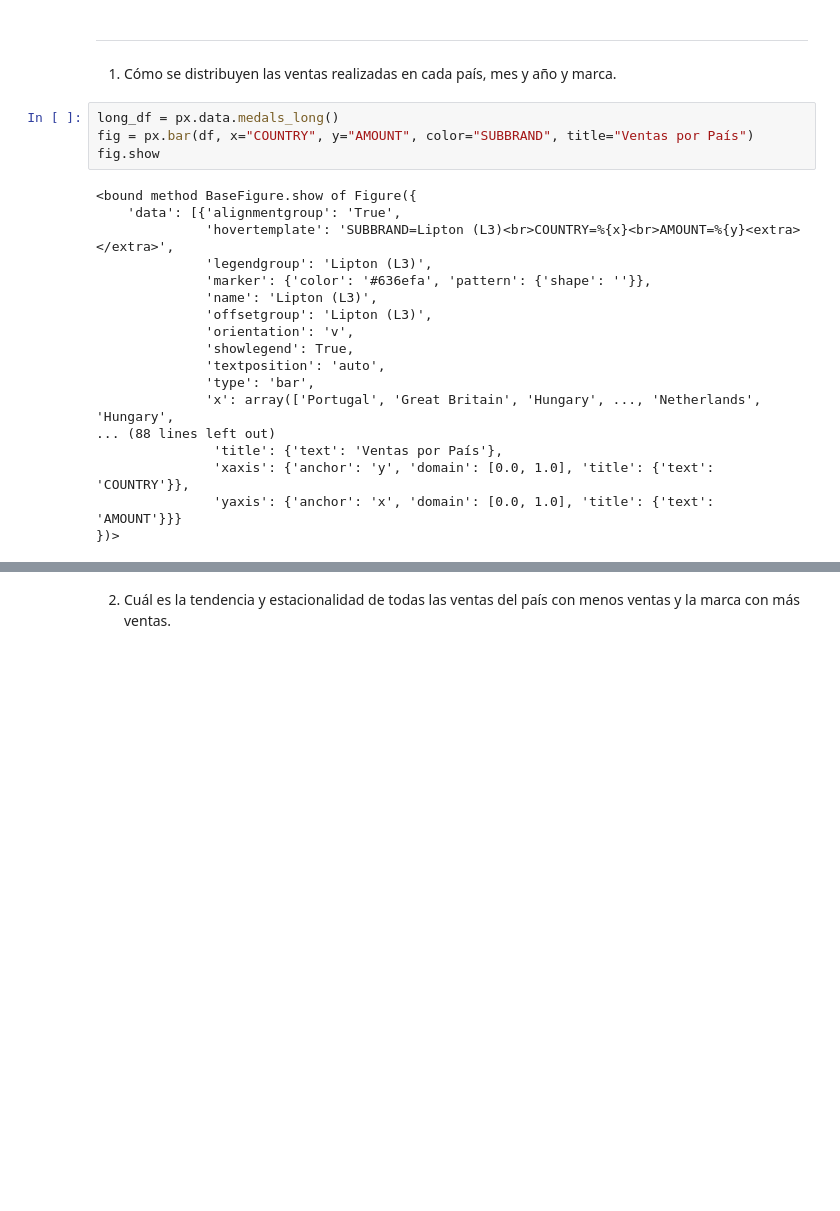
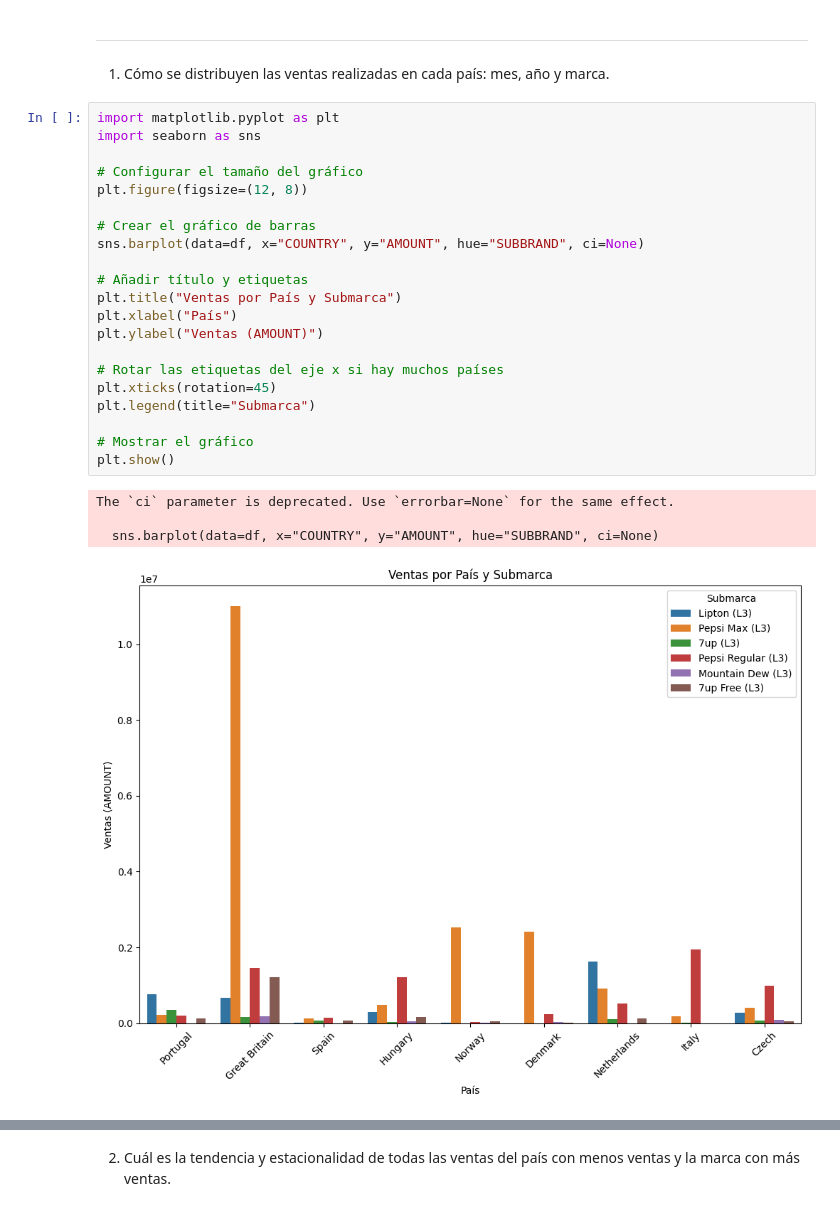
Before and after one commit to luciadeangulo/UFV-Visualizacion, a Jupyter notebook: ejercicios_clase/clase2.ipynb, the cells around one changed output, grey strips where cells are left out. Drawn from its saved outputs; the diff is of its cells as text; blank space fills up the shorter version.

```diff
--- a/ejercicios_clase/clase2.ipynb
+++ b/ejercicios_clase/clase2.ipynb
@@ -309,26 +311,30 @@ Se ve que hay forecasts para todos los meses del año.
 # %% [markdown]
 ******************************************************************
 # %% [markdown]
-1. Cómo se distribuyen las ventas realizadas en cada país, mes y año y marca.
+1. Cómo se distribuyen las ventas realizadas en cada país: mes, año y marca.
-# %%
-long_df = px.data.medals_long()
-fig = px.bar(df, x="COUNTRY", y="AMOUNT", color="SUBBRAND", title="Ventas por País")
-fig.show
-# %% [output]
-<bound method BaseFigure.show of Figure({
-    'data': [{'alignmentgroup': 'True',
-              'hovertemplate': 'SUBBRAND=Lipton (L3)<br>COUNTRY=%{x}<br>AMOUNT=%{y}<extra></extra>',
-              'legendgroup': 'Lipton (L3)',
-              'marker': {'color': '#636efa', 'pattern': {'shape': ''}},
-              'name': 'Lipton (L3)',
-              'offsetgroup': 'Lipton (L3)',
-              'orientation': 'v',
-              'showlegend': True,
-              'textposition': 'auto',
-              'type': 'bar',
-              'x': array(['Portugal', 'Great Britain', 'Hungary', ..., 'Netherlands', 'Hungary',
-... (88 lines left out)
-               'title': {'text': 'Ventas por País'},
-               'xaxis': {'anchor': 'y', 'domain': [0.0, 1.0], 'title': {'text': 'COUNTRY'}},
-               'yaxis': {'anchor': 'x', 'domain': [0.0, 1.0], 'title': {'text': 'AMOUNT'}}}
-})>
+# %%
+import matplotlib.pyplot as plt
+import seaborn as sns
+
+# Configurar el tamaño del gráfico
+plt.figure(figsize=(12, 8))
+
+# Crear el gráfico de barras
+sns.barplot(data=df, x="COUNTRY", y="AMOUNT", hue="SUBBRAND", ci=None)
+
+# Añadir título y etiquetas
+plt.title("Ventas por País y Submarca")
+plt.xlabel("País")
+plt.ylabel("Ventas (AMOUNT)")
+
+# Rotar las etiquetas del eje x si hay muchos países
+plt.xticks(rotation=45)
+plt.legend(title="Submarca")
+
+# Mostrar el gráfico
+plt.show()
+# %% [output]
+The `ci` parameter is deprecated. Use `errorbar=None` for the same effect.
+
+  sns.barplot(data=df, x="COUNTRY", y="AMOUNT", hue="SUBBRAND", ci=None)
+[figure, added]
```
Also changed, not shown: parts of 18 cells of this notebook.
